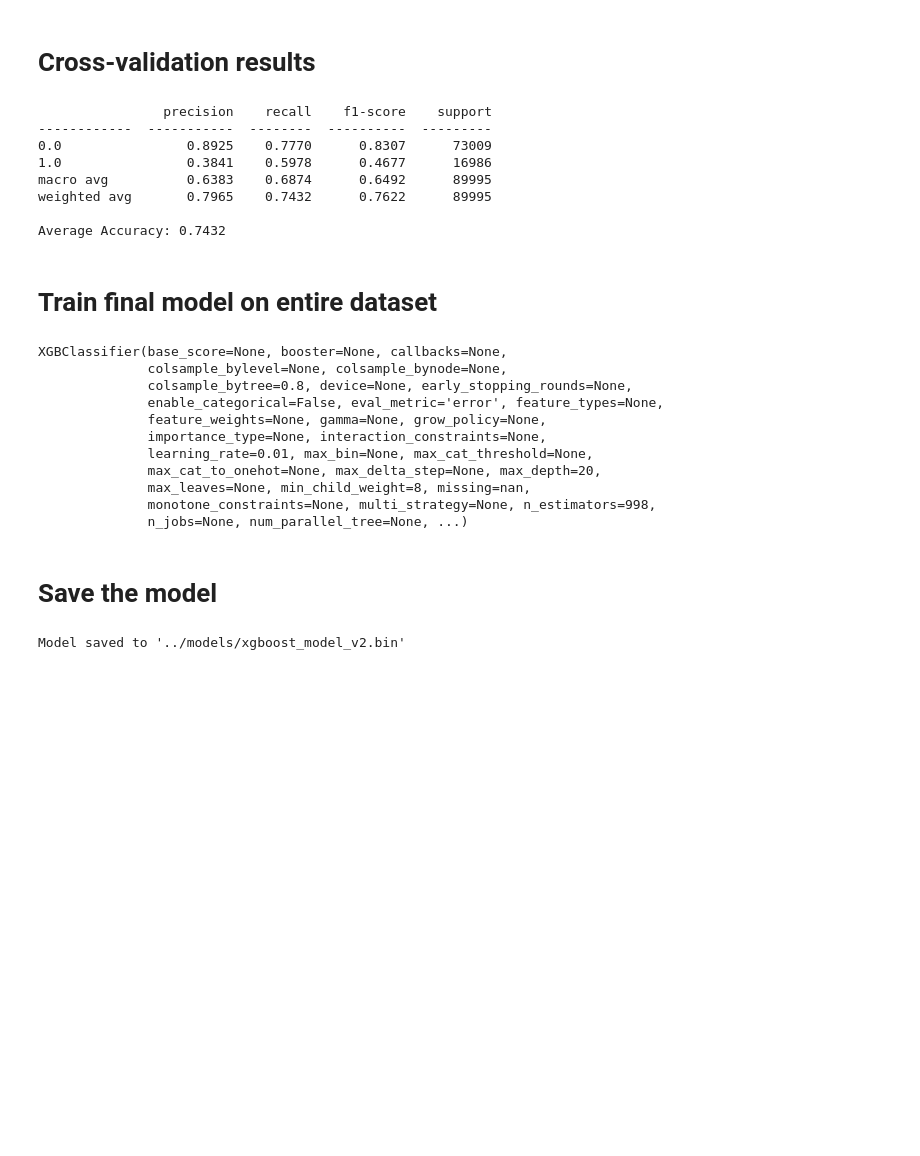
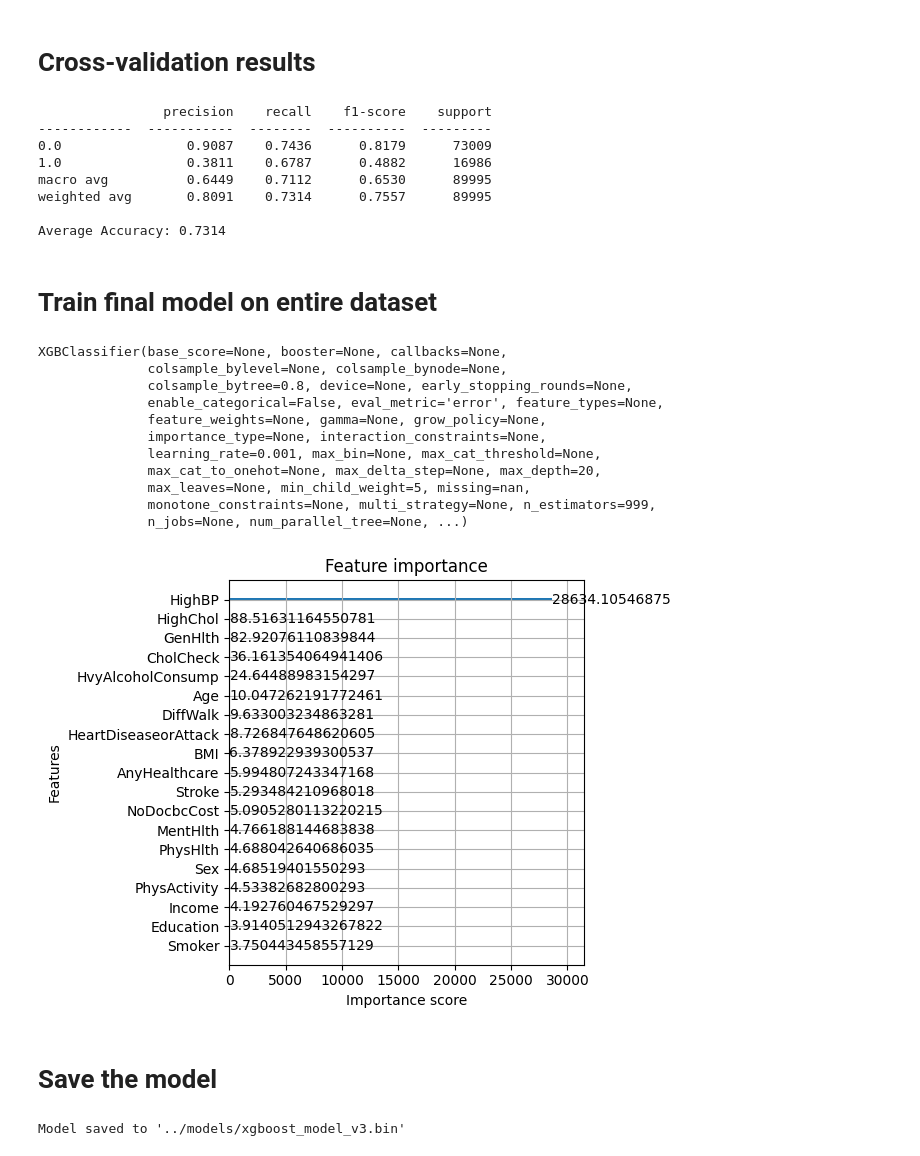
Before and after one commit to DatThanhPham/Diabetes-Chatbot-Agent, a Jupyter notebook: scripts/model_training.ipynb, the cells around one changed output. Drawn from its saved outputs; the diff is of its cells as text; code cells hidden in the pictures; blank space fills up the shorter version.

Commit message:
change the model

```diff
--- a/scripts/model_training.ipynb
+++ b/scripts/model_training.ipynb
@@ -29,12 +30,12 @@ CATEGORICAL_COLS = ['GenHlth', 'Age', 'Education', 'Income']
 NUMERICAL_COLS = ['BMI', 'MentHlth', 'PhysHlth']
 
 NUM_FOLDS = 5
-LR = 1e-2
+LR = 1e-3
 L2_REG = 1e-4
 MAX_DEPTH = 20
 NUM_EPOCHS = 1000
-PATIENCE = 10
-MIN_CHILD_WEIGHT = 8
+PATIENCE = 20
+MIN_CHILD_WEIGHT = 5
 COSAMPLE_RATE = 0.8
 DATA_RATE = 0.8
 # %%
@@ -56,33 +57,17 @@ DATA_RATE = 0.8
 X = df.drop(columns=[LABEL_COL])
 y = df[LABEL_COL]
 
-# Store one encoder per column
-encoders = {}
-for col in CATEGORICAL_COLS:
-    encoder = LabelEncoder()
-    X[col] = encoder.fit_transform(X[col])
-    encoders[col] = encoder  # Save each encoder with its column name
-# Save all encoders as a dictionary
-dump(encoders, '../models/label_encoders.bin')
-
-# How to load encoder
-# # Load all encoders
-# encoders = load('../models/label_encoders.bin')
-# # Transform new data
-# for col in CATEGORICAL_COLS:
-#     X_new[col] = encoders[col].transform(X_new[col])
-
-# Normalize numerical features
+# Normalize numerical features and label encoded categorical features with multiple values
 scaler = StandardScaler()
-X[NUMERICAL_COLS] = scaler.fit_transform(X[NUMERICAL_COLS])
+X[NUMERICAL_COLS + CATEGORICAL_COLS] = scaler.fit_transform(X[NUMERICAL_COLS + CATEGORICAL_COLS])
 # Save the scaler for future use
-dump(scaler, '../models/scaler.bin')
+dump(scaler, '../models/scaler_v2.bin')
 
 # How to load scaler
 # # Load scaler
-# scaler = load('../models/scaler.bin')
+# scaler = load('../models/scaler_v2.bin')
 # # Transform new data
-# X_new[NUMERICAL_COLS] = scaler.transform(X_new[NUMERICAL_COLS])
+# X_new[NUMERICAL_COLS + CATEGORICAL_COLS] = scaler.transform(X_new[NUMERICAL_COLS + CATEGORICAL_COLS])
 
 # Calculate scale_pos_weight for class imbalance
 scale_pos_weight = (y == 0).sum() / (y == 1).sum()
@@ -193,12 +178,12 @@ print(f"\nAverage Accuracy: {avg_report['accuracy']:.4f}")
 # %% [output]
                 precision    recall    f1-score    support
 ------------  -----------  --------  ----------  ---------
-0.0                0.8925    0.7770      0.8307      73009
-1.0                0.3841    0.5978      0.4677      16986
-macro avg          0.6383    0.6874      0.6492      89995
-weighted avg       0.7965    0.7432      0.7622      89995
+0.0                0.9087    0.7436      0.8179      73009
+1.0                0.3811    0.6787      0.4882      16986
+macro avg          0.6449    0.7112      0.6530      89995
+weighted avg       0.8091    0.7314      0.7557      89995
 
-Average Accuracy: 0.7432
+Average Accuracy: 0.7314
 # %% [markdown]
 # Train final model on entire dataset
 # %%
@@ -224,16 +209,23 @@ XGBClassifier(base_score=None, booster=None, callbacks=None,
               enable_categorical=False, eval_metric='error', feature_types=None,
               feature_weights=None, gamma=None, grow_policy=None,
               importance_type=None, interaction_constraints=None,
-              learning_rate=0.01, max_bin=None, max_cat_threshold=None,
+              learning_rate=0.001, max_bin=None, max_cat_threshold=None,
               max_cat_to_onehot=None, max_delta_step=None, max_depth=20,
-              max_leaves=None, min_child_weight=8, missing=nan,
-              monotone_constraints=None, multi_strategy=None, n_estimators=998,
+              max_leaves=None, min_child_weight=5, missing=nan,
+              monotone_constraints=None, multi_strategy=None, n_estimators=999,
               n_jobs=None, num_parallel_tree=None, ...)
+# %%
+# Feature importance according to gain
+xgb.plot_importance(final_model, importance_type='gain', max_num_features=20)
+plt.tight_layout()
+plt.show()
+# %% [output]
+[figure, added]
 # %% [markdown]
 # Save the model
 # %%
 # Save the trained model
-dump(final_model, '../models/xgboost_model_v2.bin')
-print("\nModel saved to '../models/xgboost_model_v2.bin'")
+dump(final_model, '../models/xgboost_model_v3.bin')
+print("\nModel saved to '../models/xgboost_model_v3.bin'")
 # %% [output]
-Model saved to '../models/xgboost_model_v2.bin'
+Model saved to '../models/xgboost_model_v3.bin'
```
Also changed, not shown: parts of 2 cells of this notebook, 12 other files.
